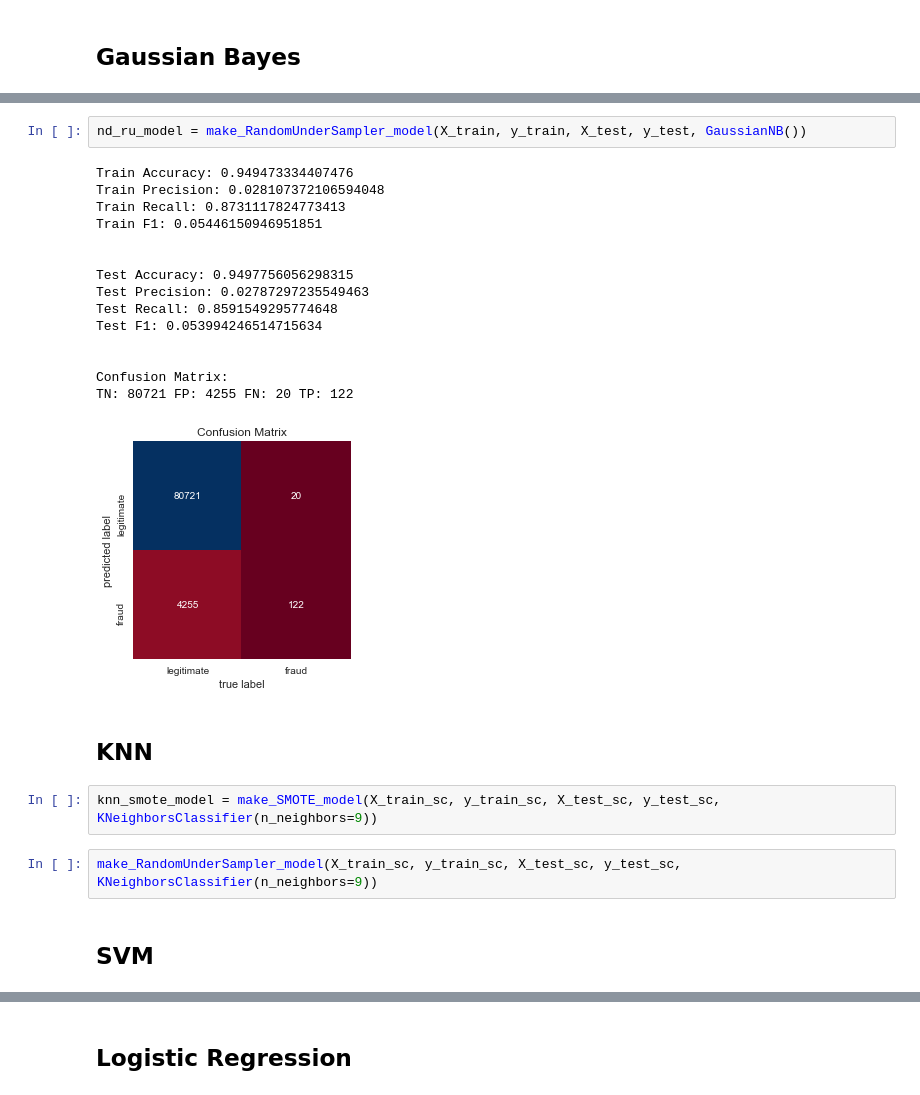
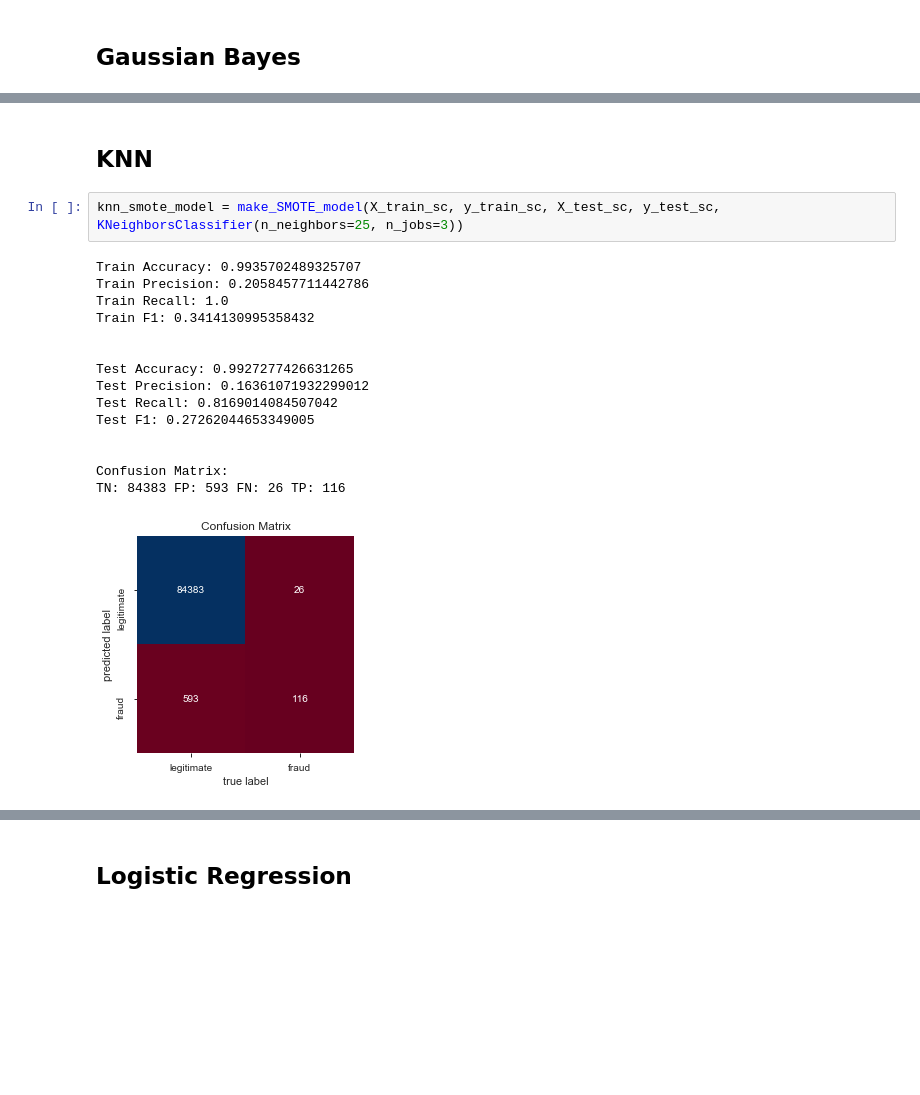
Before and after one commit to AdamBlomfield/mod_5_project, a Jupyter notebook: notebooks/ke_mod_5_project.ipynb, the cells around one changed output, grey strips where cells are left out. Cells and saved outputs as stored; diff of their text form; blank space fills up the shorter version.

```diff
--- a/notebooks/ke_mod_5_project.ipynb
+++ b/notebooks/ke_mod_5_project.ipynb
@@ -281,26 +227,20 @@ TN: 82878 FP: 2098 FN: 25 TP: 117
-# %%
-nd_ru_model = make_RandomUnderSampler_model(X_train, y_train, X_test, y_test, GaussianNB())
-# %% [output]
-Train Accuracy: 0.949473334407476
-Train Precision: 0.028107372106594048
-Train Recall: 0.8731117824773413
-Train F1: 0.05446150946951851
-
-
-Test Accuracy: 0.9497756056298315
-Test Precision: 0.02787297235549463
-Test Recall: 0.8591549295774648
-Test F1: 0.053994246514715634
-
-
-Confusion Matrix:
-TN: 80721 FP: 4255 FN: 20 TP: 122
-[figure, removed]
 # %% [markdown]
 ## KNN
 # %%
-knn_smote_model = make_SMOTE_model(X_train_sc, y_train_sc, X_test_sc, y_test_sc, KNeighborsClassifier(n_neighbors=9))
+knn_smote_model = make_SMOTE_model(X_train_sc, y_train_sc, X_test_sc, y_test_sc, KNeighborsClassifier(n_neighbors=25, n_jobs=3))
+# %% [output]
+Train Accuracy: 0.9935702489325707
+Train Precision: 0.2058457711442786
+Train Recall: 1.0
+Train F1: 0.3414130995358432
+
+
+Test Accuracy: 0.9927277426631265
+Test Precision: 0.16361071932299012
+Test Recall: 0.8169014084507042
+Test F1: 0.27262044653349005
+
+
+Confusion Matrix:
+TN: 84383 FP: 593 FN: 26 TP: 116
+[figure, added]
-# %%
-make_RandomUnderSampler_model(X_train_sc, y_train_sc, X_test_sc, y_test_sc, KNeighborsClassifier(n_neighbors=9))
-# %% [markdown]
-## SVM
```
Also changed, not shown: parts of 23 cells of this notebook, 4 other files.
